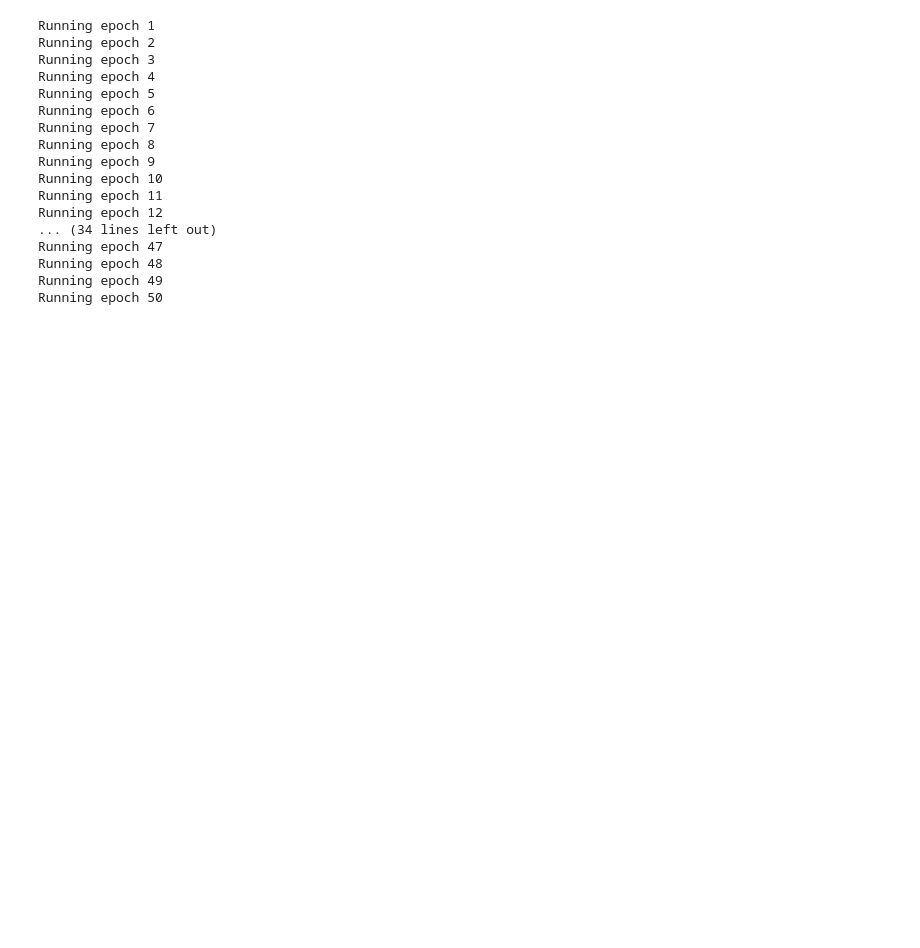
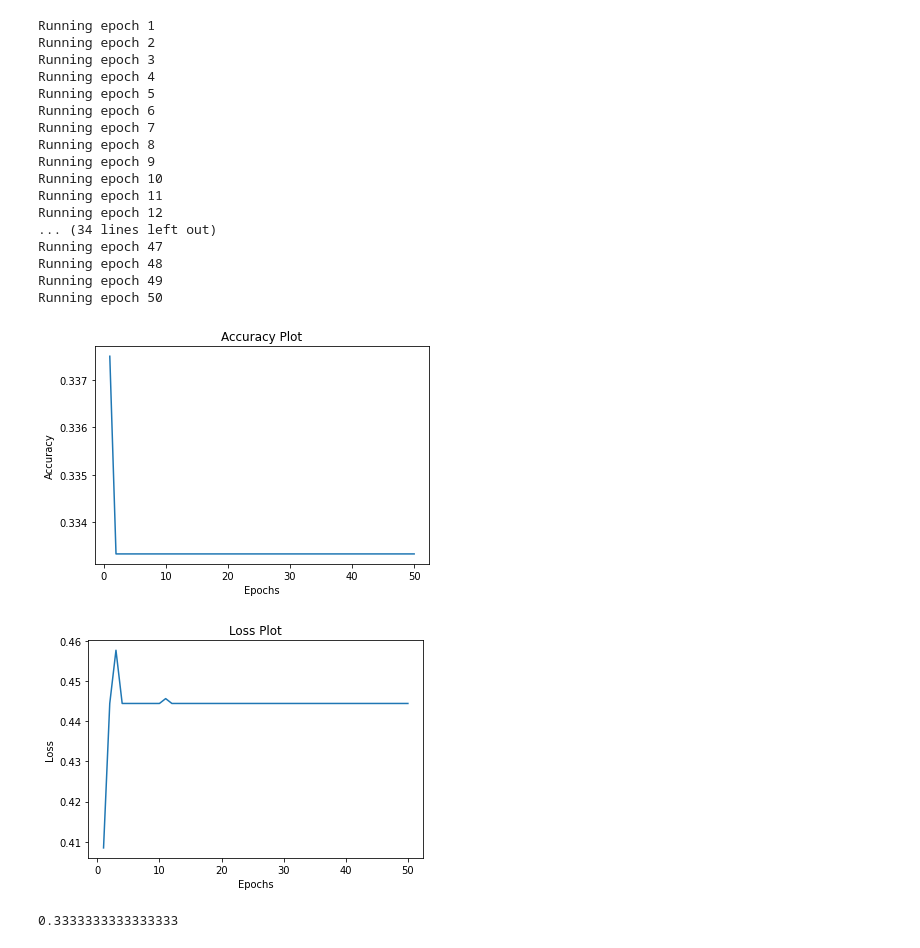
Before and after one commit to vincentjunitio00/Flower-Classification-from-scratch, a Jupyter notebook: Flower_Classification.ipynb, the cells around one changed output. Saved outputs shown, nothing was run; the diff lists cells and outputs as text; code cells hidden in the pictures; blank space fills up the shorter version.

```diff
--- a/Flower_Classification.ipynb
+++ b/Flower_Classification.ipynb
@@ -363,3 +660,30 @@ Running epoch 47
 Running epoch 48
 Running epoch 49
 Running epoch 50
+# %%
+import matplotlib.pyplot as plt
+plt.title('Accuracy Plot')
+plt.plot(np.arange(len(cache["acc_per_epoch"]))+1, cache["acc_per_epoch"])
+plt.xlabel('Epochs')
+plt.ylabel('Accuracy')
+plt.show()
+
+plt.title('Loss Plot')
+plt.plot(np.arange(len(cache["cost_per_epoch"]))+1, cache["cost_per_epoch"])
+plt.xlabel('Epochs')
+plt.ylabel('Loss')
+plt.show()
+# %% [output]
+[figure, added]
+[figure, added]
+# %%
+prediction = predict(cache, X_test)
+
+count = []
+for y in range(len(prediction)):
+  count.append((prediction[y] == y_test[y]).all())
+  # count.append(accuracy(prediction[y], y_test[y]))
+
+np.mean(count)
+# %% [output]
+0.3333333333333333
```
Also changed, not shown: parts of 35 cells of this notebook.
